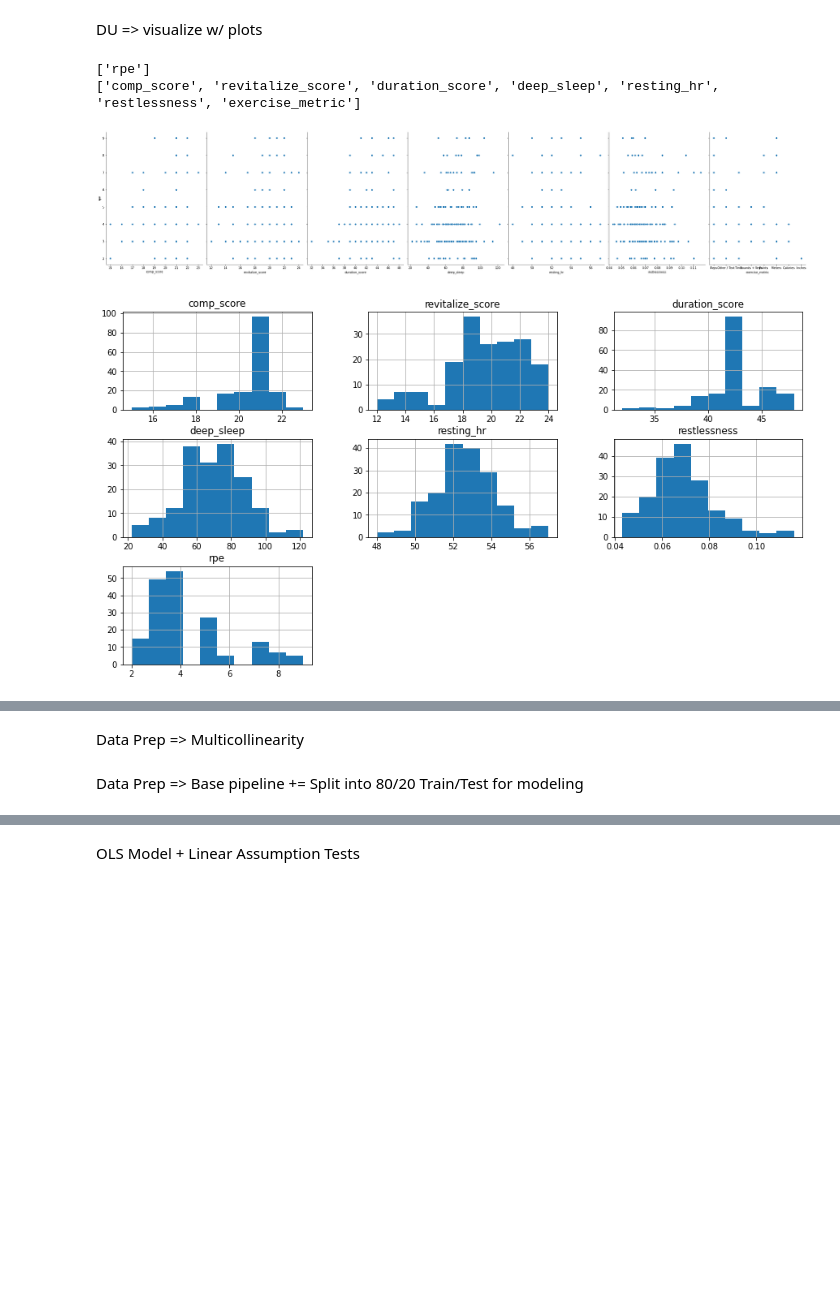
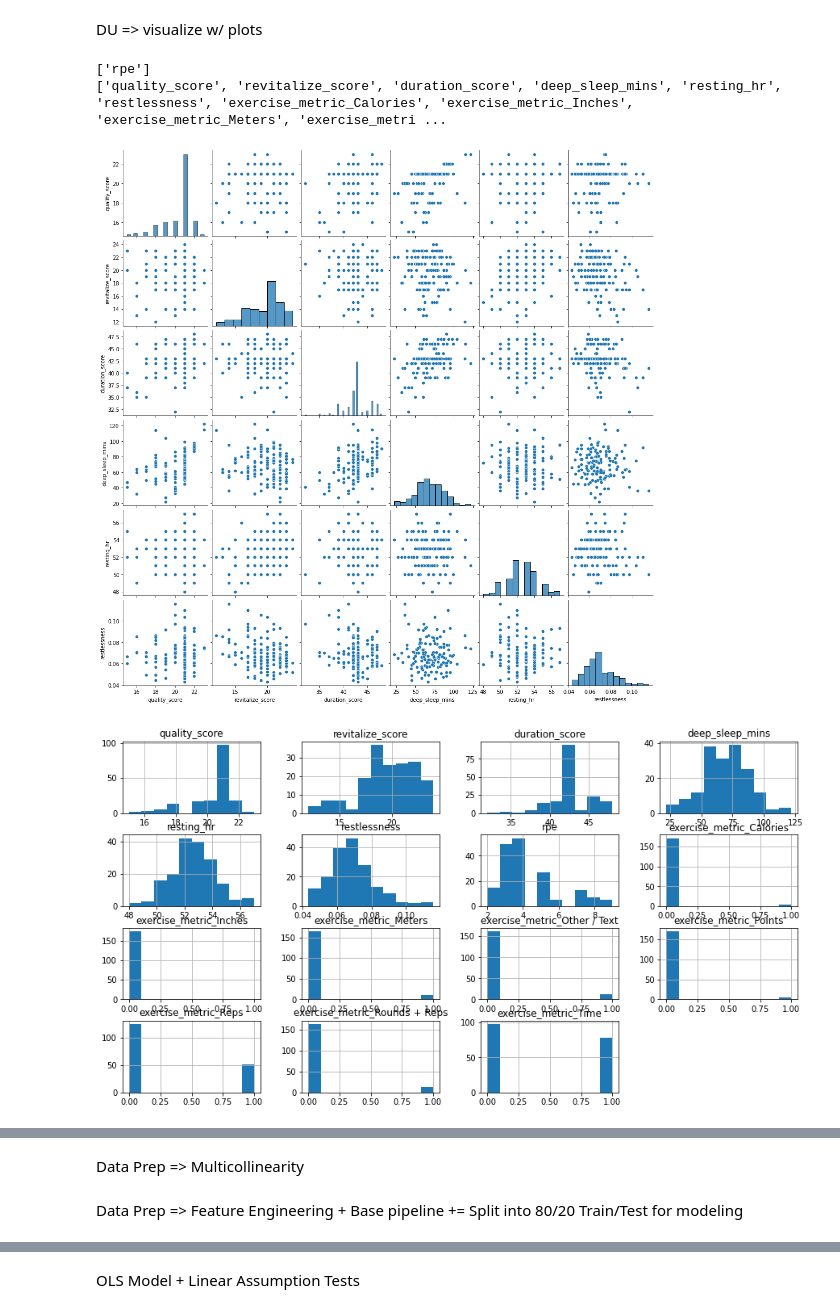
Before and after one commit to djfLtC0dr/python-playground, a Jupyter notebook: DASC522/djfDASC522_final.ipynb, the cells around one changed output, grey strips where cells are left out. Cells and saved outputs as stored; diff of their text form; code cells hidden in the pictures; blank space fills up the shorter version.

```diff
--- a/DASC522/djfDASC522_final.ipynb
+++ b/DASC522/djfDASC522_final.ipynb
@@ -257,10 +257,10 @@ data.drop(columns=[7], inplace=True)
 data = data[data['rpe'].notnull()]
 
 dict_col_names = {
-    0: 'comp_score',
+    0: 'quality_score',
     1: 'revitalize_score',
     2: 'duration_score',
-    3: 'deep_sleep',
+    3: 'deep_sleep_mins',
     4: 'resting_hr',
     5: 'restlessness',
     6: 'exercise_metric'
@@ -268,9 +268,12 @@ dict_col_names = {
 
 data.rename(dict_col_names, axis=1, inplace=True)
 
+# # One-hot encode the categorical data
+data = pd.get_dummies(data)
+
 print(data.info())
-print(data.head(10))
-print(data.describe())
+print(data.tail())
+data.describe().transpose()
 # %% [output]
 <class 'pandas.core.frame.DataFrame'>
 Int64Index: 175 entries, 0 to 330
@@ -338,35 +364,35 @@ X = data.loc[:, data.columns != 'rpe']
 feature_list = list(X.columns)
 print(feature_list)
 # Convert to numpy arrays
 arr_features = np.array(X)
 arr_labels = np.array(y)
 
 # visualize the relationship between the features and the response using scatterplots
-p = sns.pairplot(data, x_vars=np.array(feature_list), y_vars='rpe', size=7, aspect=0.7)
+p = sns.pairplot(data[['quality_score', 'revitalize_score', 'duration_score', 'deep_sleep_mins', 'resting_hr', 'restlessness']])
 
 #histplot
 def show_hist(x):
     plt.rcParams["figure.figsize"] = 15,8
     x.hist()
 show_hist(data)
 # data.hist(bins=50, figsize=(15,8))
 
 # correlation matrix
 fig, ax = plt.subplots(figsize=(12,8))
 sns.heatmap(data.corr(), cmap='RdBu', vmin=-1, vmax=1, annot=True, square=True, ax=ax)
 
 # #visualizing distributions
-fig, ax = plt.subplots(figsize=(15,8))
+fig, ax = plt.subplots(figsize=(12,8))
 ticks = range(1, len(data.columns)+1)
 labels = list(data.select_dtypes(include=['float64', 'int64']).columns)
 boxprops = dict(linestyle='--', linewidth=3, color='green')
 flierprops = dict(marker='o', markerfacecolor='red', markersize=6, linestyle='none')
 numerical_features = data.select_dtypes(include=['float64', 'int64'])
 plt.boxplot(numerical_features.transpose(), showmeans=True, boxprops=boxprops, flierprops=flierprops)
 plt.xticks(ticks,labels)
 plt.show()
 # %% [output]
 ['rpe']
-['comp_score', 'revitalize_score', 'duration_score', 'deep_sleep', 'resting_hr', 'restlessness', 'exercise_metric']
+['quality_score', 'revitalize_score', 'duration_score', 'deep_sleep_mins', 'resting_hr', 'restlessness', 'exercise_metric_Calories', 'exercise_metric_Inches', 'exercise_metric_Meters', 'exercise_metri ...
-[figure, old version]
+[figure, new version]
-[figure, old version]
+[figure, new version]
@@ -427,7 +453,7 @@ class ReduceVIF(BaseEstimator, TransformerMixin):
                 pass
         return X
 # %% [markdown]
-Data Prep => Base pipeline += Split into 80/20 Train/Test for modeling
+Data Prep => Feature Engineering + Base pipeline += Split into 80/20 Train/Test for modeling
 # %%
 from sklearn.compose import ColumnTransformer
 from sklearn.impute import SimpleImputer
```
Also changed, not shown: parts of 10 cells of this notebook.
